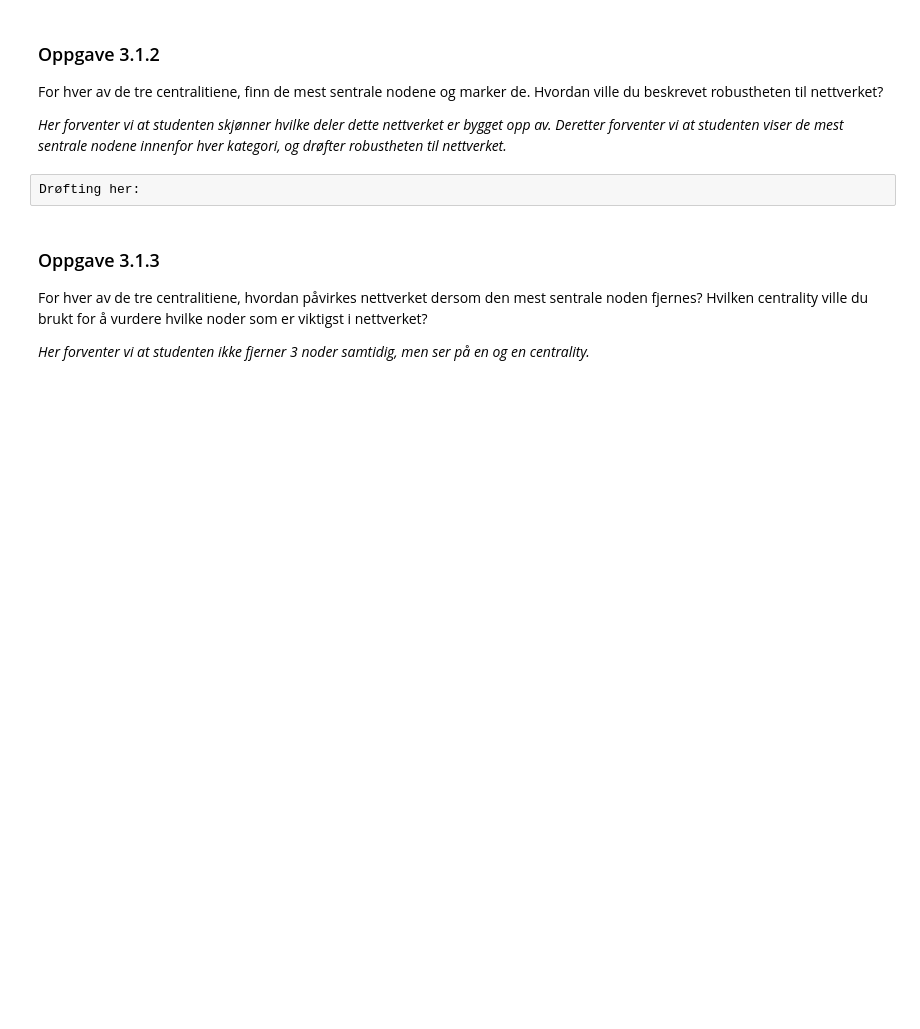
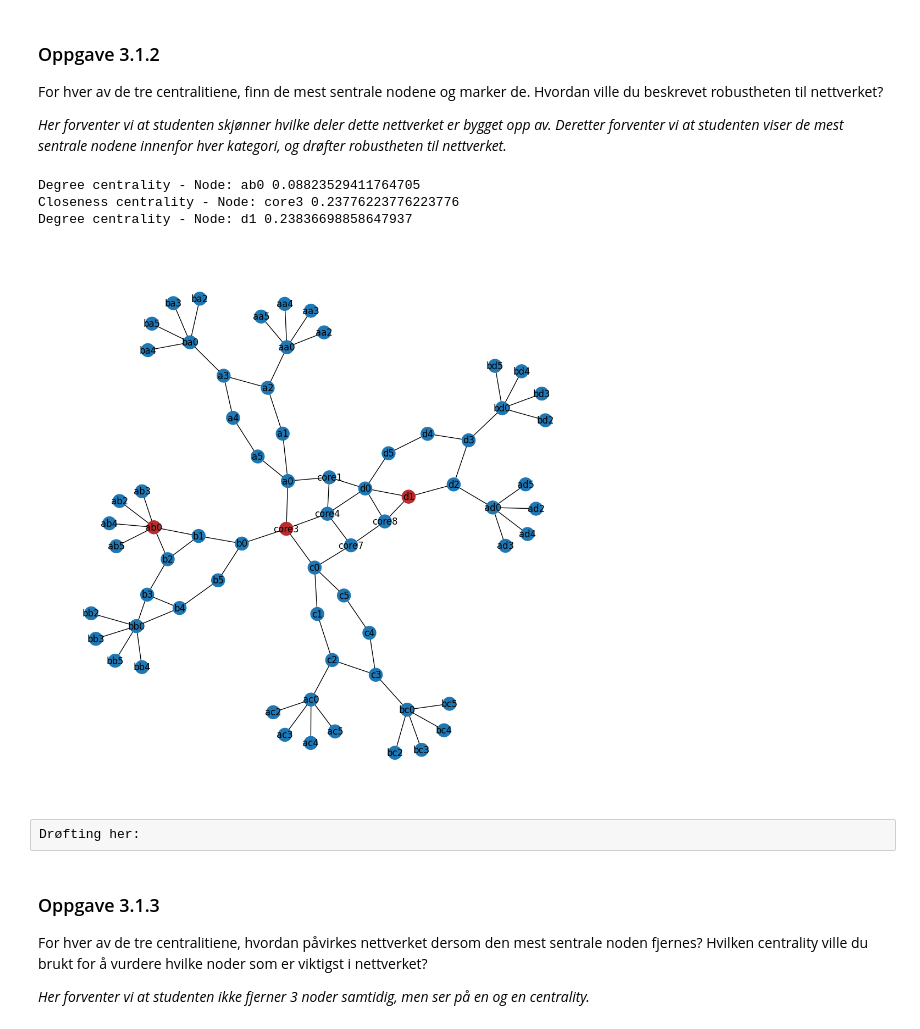
Before and after one commit to GjermundBrovold/Sikkerhet_og_Robuste_IKT_systemer_oving2, a Jupyter notebook: exercise2.ipynb, the cells around one changed output. Cells and saved outputs as stored; diff of their text form; code cells hidden in the pictures; blank space fills up the shorter version.

```diff
--- a/exercise2.ipynb
+++ b/exercise2.ipynb
@@ -372,3 +374,44 @@ Hvordan ville du beskrevet robustheten til nettverket?
+# %%
+degree_centrality = constructedGraph.degree_centrality().items()
+degree_val, degree_node = 0, None
+
+for node, degree in degree_centrality:
+    if degree > degree_val:
+        degree_val = degree
+        degree_node = node
+
+print(f"Degree centrality - Node: {degree_node}".ljust(15), degree_val)
+
+
+
+closeness_centrality = constructedGraph.closeness_centrality().items()
+closeness_val, closeness_node = 0, None
+
+for node, degree in closeness_centrality:
+    if degree > closeness_val:
+        closeness_val = degree
+        closeness_node = node
+
+print(f"Closeness centrality - Node: {closeness_node}".ljust(15), closeness_val)
+
+
+
+betweenness_centrality = constructedGraph.betweenness_centrality().items()
+betweenness_val, betweenness_node = 0, None
+
+for node, degree in betweenness_centrality:
+    if degree > closeness_val:
+        betweenness_val = degree
+        betweenness_node = node
+
+print(f"Betweenness centrality - Node: {betweenness_node}".ljust(15), betweenness_val)
+
+constructedGraph.mark_nodes(["ab0", "core3", "d1"])
+# %% [output]
+Degree centrality - Node: ab0 0.08823529411764705
+Closeness centrality - Node: core3 0.23776223776223776
+Degree centrality - Node: d1 0.23836698858647937
+[figure, added]
 # %% [raw]
 Drøfting her:
 # %% [markdown]
```
Also changed, not shown: parts of 16 cells of this notebook, 1 other file.
